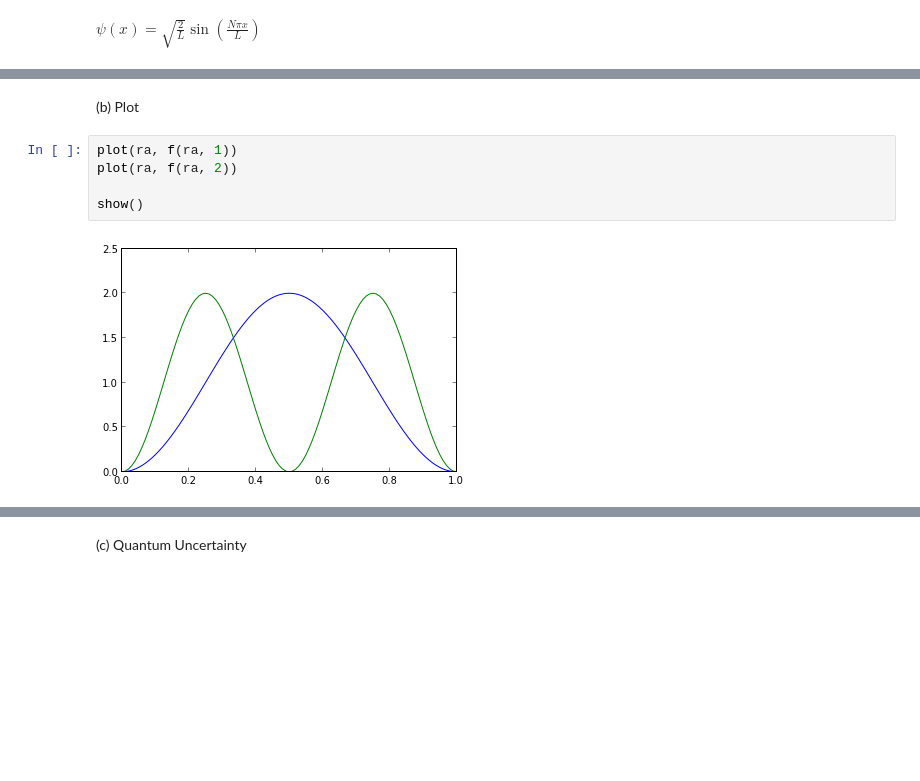
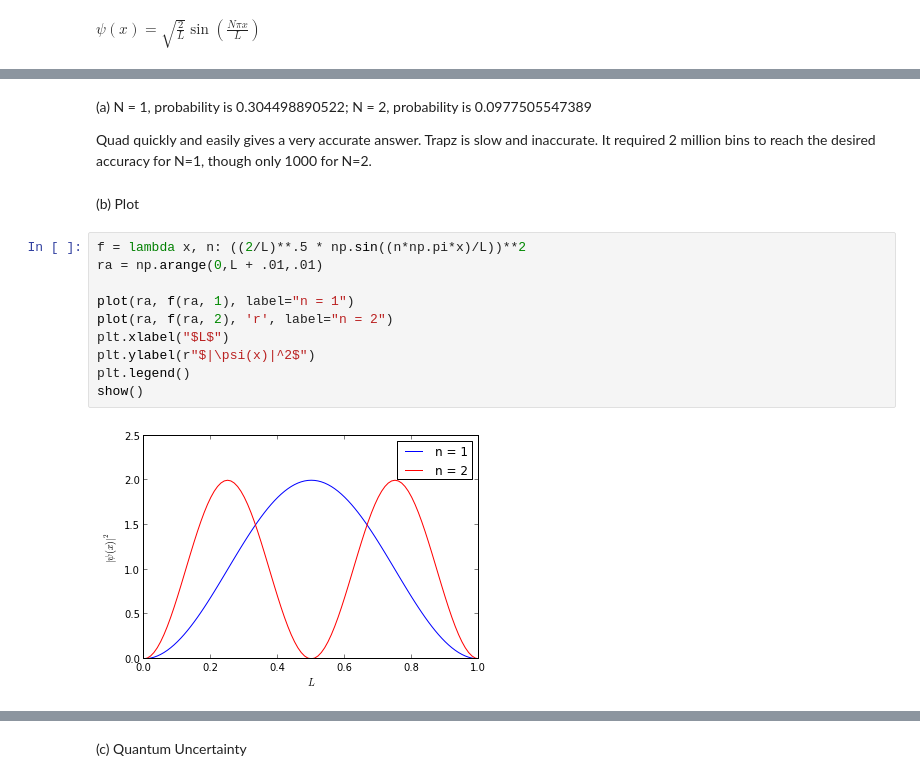
Before and after one commit to jvanatta/particle-tracks, a Jupyter notebook: week5/IntegrationEx4.ipynb, the cells around one changed output, grey strips where cells are left out. Saved outputs shown, nothing was run; the diff lists cells and outputs as text; blank space fills up the shorter version.

```diff
--- a/week5/IntegrationEx4.ipynb
+++ b/week5/IntegrationEx4.ipynb
@@ -53,10 +88,19 @@ N = 2, probability is 0.0977505547389  with error = 1.08524916541e-15
+# %% [markdown]
+(a) N = 1, probability is 0.304498890522; N = 2, probability is 0.0977505547389
+
+Quad quickly and easily gives a very accurate answer. Trapz is slow and inaccurate. It required 2 million bins to reach the desired accuracy for N=1, though only 1000 for N=2.
 # %% [markdown]
 (b) Plot
-# %%
-plot(ra, f(ra, 1))
-plot(ra, f(ra, 2))
-
-show()
-# %% [output]
-[figure, removed]
+# %%
+f = lambda x, n: ((2/L)**.5 * np.sin((n*np.pi*x)/L))**2
+ra = np.arange(0,L + .01,.01)
+
+plot(ra, f(ra, 1), label="n = 1")
+plot(ra, f(ra, 2), 'r', label="n = 2")
+plt.xlabel("$L$")
+plt.ylabel(r"$|\psi(x)|^2$")
+plt.legend()
+show()
+# %% [output]
+[figure, added]
 # %% [markdown]
```
Also changed, not shown: parts of 39 cells of this notebook.
